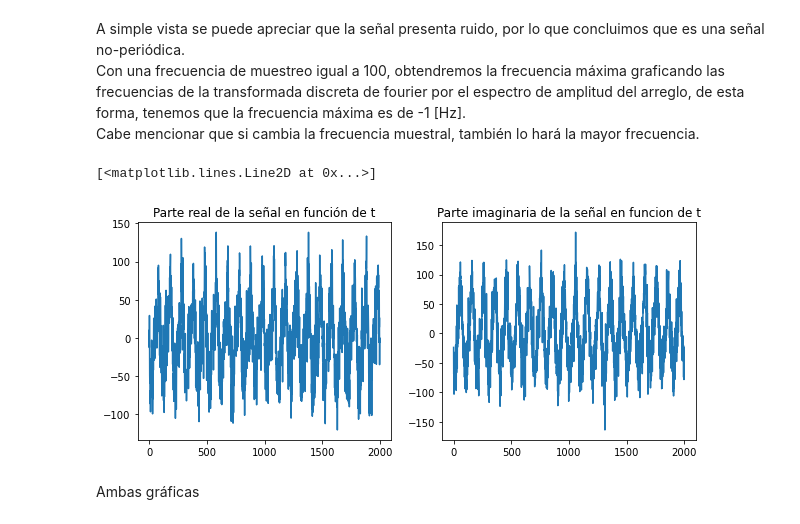
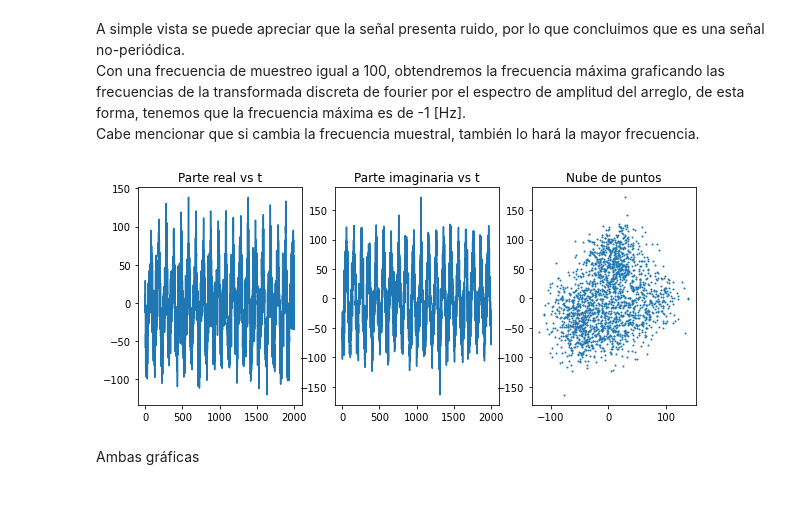
Before and after one commit to Rickiwasho/Analisis-sistemas-lineales, a Jupyter notebook: docs/tarea1/tarea1_info183.ipynb, the cells around one changed output. Cells and saved outputs as stored; diff of their text form; code cells hidden in the pictures.

```diff
--- a/docs/tarea1/tarea1_info183.ipynb
+++ b/docs/tarea1/tarea1_info183.ipynb
@@ -58,16 +58,20 @@ A simple vista se puede apreciar que la señal presenta ruido, por lo que conclu
 Con una frecuencia de muestreo igual a 100, obtendremos la frecuencia máxima graficando las frecuencias de la transformada discreta de fourier por el espectro de amplitud del arreglo, de esta forma, tenemos que la frecuencia máxima es de -1 [Hz].
 Cabe mencionar que si cambia la frecuencia muestral, también lo hará la mayor frecuencia.
 # %%
-fig, (ax1, ax2) = plt.subplots(1,2, figsize=(10,4))
-p_real = np.real(x)
-p_imag = np.imag(x)
-ax1.title.set_text('Parte real de la señal en función de t')
-ax2.title.set_text('Parte imaginaria de la señal en funcion de t')
-ax1.plot(p_real)
-ax2.plot(p_imag)
+def plotGraph(x):
+    fig, (ax1, ax2, ax3) = plt.subplots(1,3, figsize=(10,4))
+    p_real = np.real(x)
+    p_imag = np.imag(x)
+    ax1.title.set_text('Parte real vs t')
+    ax2.title.set_text('Parte imaginaria vs t')
+    ax3.title.set_text('Nube de puntos')
+    ax1.plot(p_real)
+    ax2.plot(p_imag)
+    ax3.scatter(p_real,p_imag, s=1)
-# %% [output]
-[<matplotlib.lines.Line2D at 0x...>]
-[figure, removed]
+# %%
+plotGraph(x)
+# %% [output]
+[figure, added]
 # %% [markdown]
 Ambas gráficas
 # %%
```
Also changed, not shown: parts of 6 cells of this notebook.
